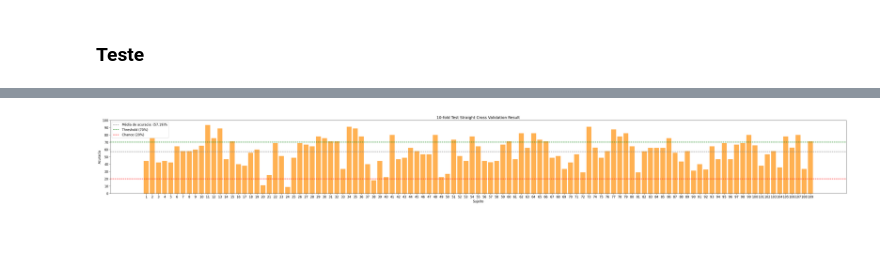
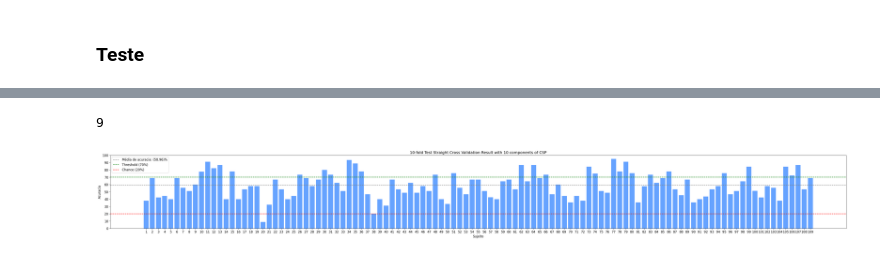
Before and after one commit to MiguelRochaBE/MotorImagery-BCI, a Jupyter notebook: MI_BCI_DatasetAnalysis.ipynb, the cells around one changed output, grey strips where cells are left out. Cells and saved outputs as stored; diff of their text form; code cells hidden in the pictures.

Commit message:
Análise com nº de componentes do CSP

```diff
--- a/MI_BCI_DatasetAnalysis.ipynb
+++ b/MI_BCI_DatasetAnalysis.ipynb
@@ -586,11 +620,20 @@ ax.legend();
 # %%
 from sklearn.metrics import accuracy_score
 
-all_acc = np.zeros(len(all_subject_epochs))
+all_acc_comp = np.zeros((len(all_comp),len(all_subject_epochs)))
+mean_acc = np.zeros((len(all_comp),1))
 
-for subject in range(len(all_subject_epochs)):
+for count, n_comp in enumerate(all_comp):
 
-  acc = accuracy_score(test[subject][:,n_comp * 2],test_labels[subject]) * 100
-  all_acc[subject] = acc
+  all_acc = np.zeros(len(all_subject_epochs))
 
-  #print("Acuracia do participante %d: %0.2f " % (subject+1, acc))
+  for subject in range(len(all_subject_epochs)):
+
+    acc = accuracy_score(all_test[count][subject][:,n_comp * 2],all_test_labels[count][subject]) * 100
+    all_acc[subject] = acc
+
+
+    #print("Acuracia do participante %d: %0.2f " % (subject+1, acc))
+
+  mean_acc[count] = np.mean(all_acc)
+  all_acc_comp[count,:] = all_acc
@@ -597,17 +657,22 @@ for subject in range(len(all_subject_epochs)):
+# %%
+idx = np.argmax(mean_acc) # Indice da melhor acuracia
+print(idx)
+# %% [output]
+9
 # %%
 fig, ax = plt.subplots(figsize=(50, 5))
 plt.rcParams.update({'font.size': 12})
 ax.set_title('Acuracia (%)')
-ax.bar(np.arange(1, len(all_subject_epochs)+1), all_acc, color="#ffb152", capsize=5)
-ax.axhline(y=np.mean(all_acc), color='grey', linestyle='--', label = f'Média de acuracia: ({np.mean(all_acc):.2f})%')
+ax.bar(np.arange(1, len(all_subject_epochs)+1), all_acc_comp[idx], color="#66a3ff", capsize=5)
+ax.axhline(y=np.mean(all_acc_comp[idx]), color='grey', linestyle='--', label = f'Média de acuracia: ({np.mean(all_acc_comp[idx]):.2f})%')
 ax.axhline(y=70, color='green', linestyle='--', label = 'Threshold (70%)')
 ax.axhline(y=20, color='red', linestyle='--', label = 'Chance (20%)')
 ax.set(xticks=np.arange(1, len(all_subject_epochs)+1), xlabel='Sujeito',
        yticks=np.arange(0, 101, step=10), ylabel='Acuracia',
-       title='10-fold Test Straight Cross Validation Result');
+       title=f'10-fold Test Straight Cross Validation Result with {idx+1} components of CSP');
 ax.legend();
 # %% [output]
-[figure, old version]
+[figure, new version]
 # %%
 from sklearn.metrics import confusion_matrix
 y_true = test[:,n_comp * 2]
```
Also changed, not shown: parts of 10 cells of this notebook.
